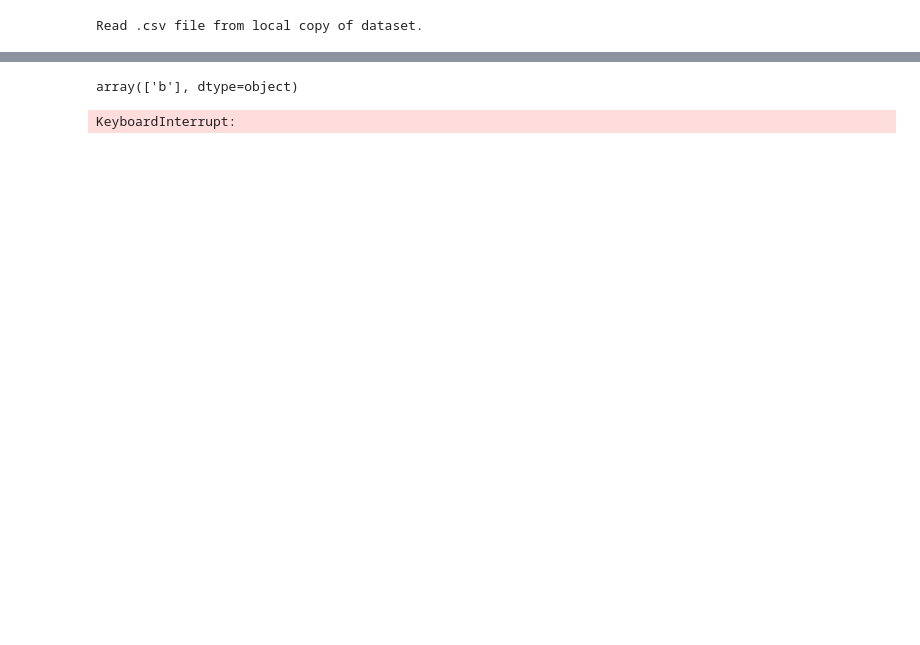
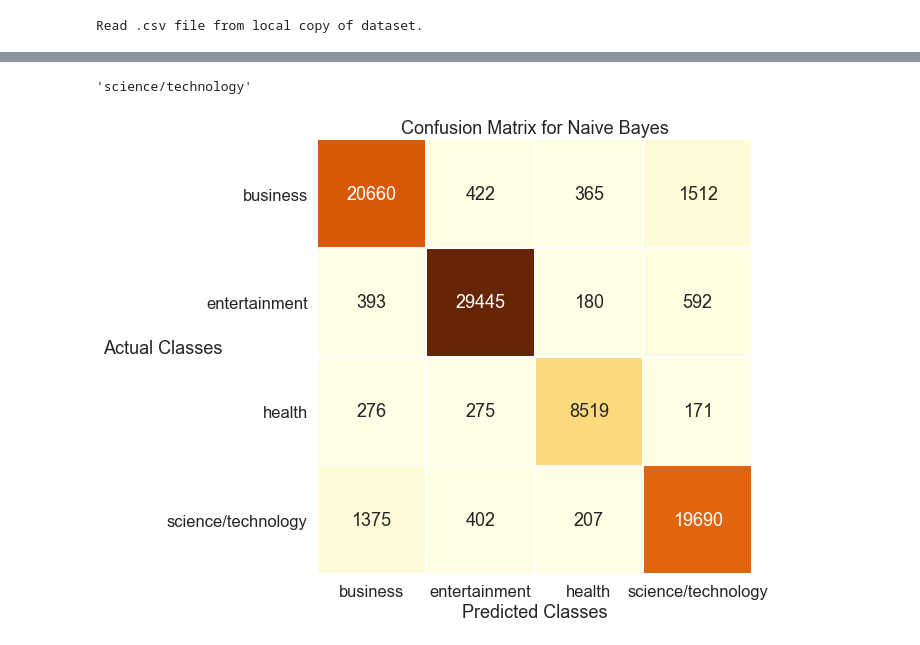
Before and after one commit to jonjau/msa, a Jupyter notebook: news-categorizer.ipynb, the cells around one changed output, grey strips where cells are left out. Drawn from its saved outputs; the diff is of its cells as text; code cells hidden in the pictures; blank space fills up the shorter version.

Commit message:
added confusion matrix visualisation

```diff
--- a/news-categorizer.ipynb
+++ b/news-categorizer.ipynb
@@ -32,4 +34,12 @@ news_df.head()
 | 4 | Fed risks falling 'behind the cur... | http://www.ifamagazine.com/news/f... | IFA Magazine | b | ddUyU0VZz0BRneMioxUPQVP6sIxvM | www.ifamagazine.com | 1394470371793 |
 | 5 | Fed's Plosser: Nasty Weather Has ... | http://www.moneynews.com/Economy/... | Moneynews | b | ddUyU0VZz0BRneMioxUPQVP6sIxvM | www.moneynews.com | 1394470372027 |
 # %%
-#news_df.isnull().sum() THERE ARE 2 NULL PUBLISHERS
+#news_df.isnull().sum() #THERE ARE 2 NULL PUBLISHERS
+
+category_dict = {
+    'b':'business',
+    'e':'entertainment',
+    'm':'health',
+    't':'science/technology'
+}
+news_df['CATEGORY'] = news_df['CATEGORY'].map(category_dict)
@@ -53,12 +73,13 @@ def remove_punctuation(s1):
     #s1 = re.sub('(\b\W+)|(\W+\b)',' ',s1)
     return s1
 # %%
-news_df['TEXT']  = news_df['TITLE'].str.lower()
+news_df['TITLE'] = news_df['TITLE'].str.lower()
+news_df['TITLE'] = news_df['TITLE'].apply(remove_punctuation)
 #title = unicodedata.normalize("NFKD", title)
 # %%
 vectorizer = CountVectorizer()
-vectorizer.fit(news_df['TEXT'])
-features = vectorizer.transform(news_df['TEXT'])
+vectorizer.fit(news_df['TITLE'])
+features = vectorizer.transform(news_df['TITLE'])
 
 encoder = LabelEncoder()
 encoder.fit(news_df['CATEGORY'])
@@ -87,10 +99,0 @@ y = nb.predict(x)
-# %%
-encoder.inverse_transform(y)
-# %% [output]
-array(['b'], dtype=object)
-# %%
-%%time
-
-a.apply(remove_stopwords)
-# %% [output]
-KeyboardInterrupt:
@@ -96,0 +110,28 @@ KeyboardInterrupt:
+# %%
+predict_categories(nb, 'The Sea’s Weirdest Creatures, Now in ‘Staggering’ Detail')
+# %% [output]
+'science/technology'
+# %%
+from sklearn.metrics import confusion_matrix
+
+y_pred = nb.predict(x_test)
+matrix = confusion_matrix(y_test, y_pred)
+
+def confusion_mat(model_name, confusion_matrix, cmap='YlOrBr'):
+    #hardcoded index and columns
+    cof=pd.DataFrame(confusion_matrix)
+    sns.set(font_scale=1.5)
+    plt.figure(figsize=(8,8))
+
+    sns.heatmap(cof, cmap=cmap,linewidths=1, annot=True,square=True, fmt='d', cbar=False,
+                xticklabels=category_dict.values(),
+                yticklabels=category_dict.values())
+    plt.xticks(rotation=0)
+    plt.yticks(rotation=0)
+    plt.title(f'Confusion Matrix for {model_name}')
+    plt.xlabel('Predicted Classes', rotation=0)
+    plt.ylabel('Actual Classes', rotation=0)
+
+confusion_mat('Naive Bayes', matrix)
+# %% [output]
+[figure, added]
```
Also changed, not shown: parts of 9 cells of this notebook.
